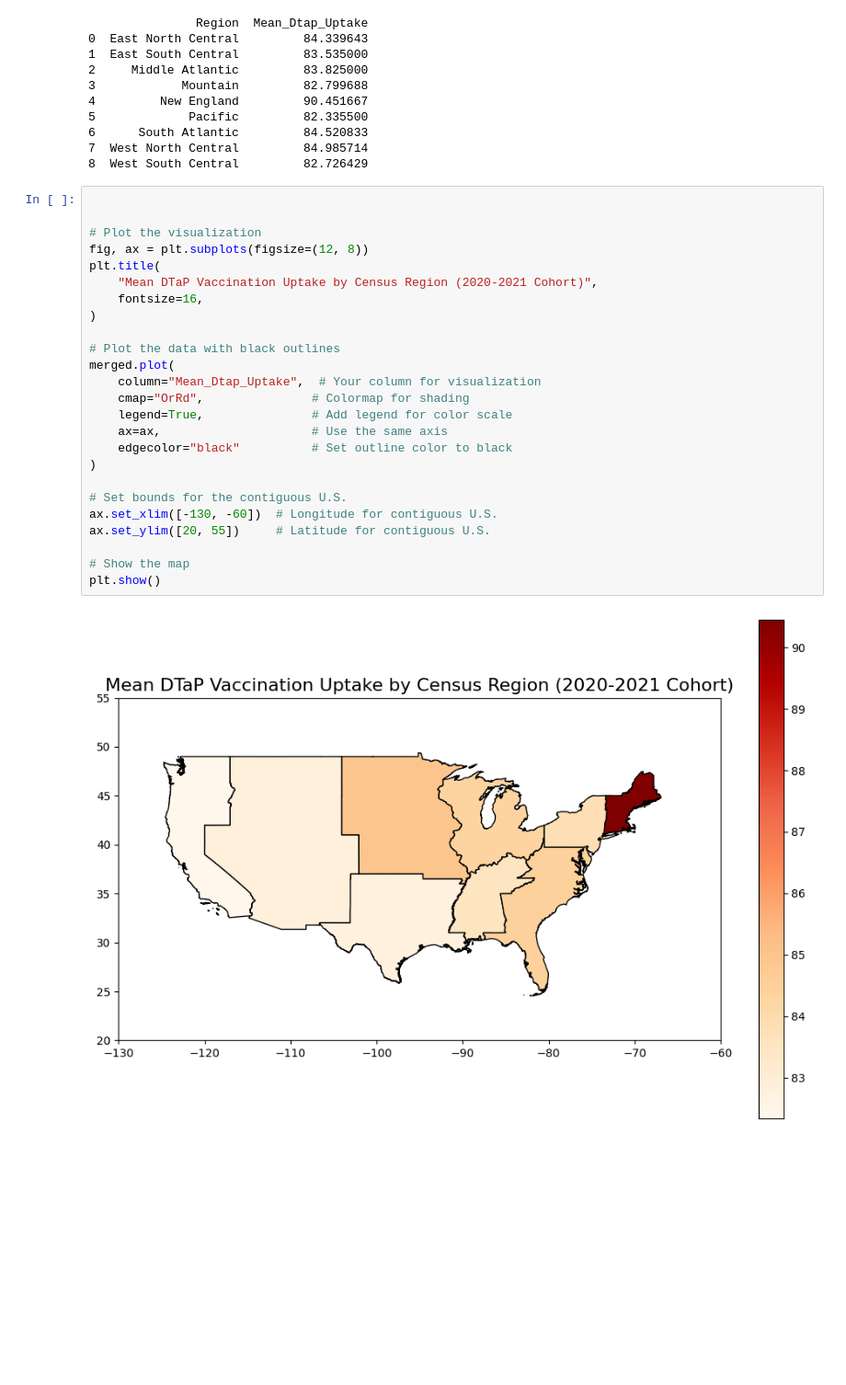
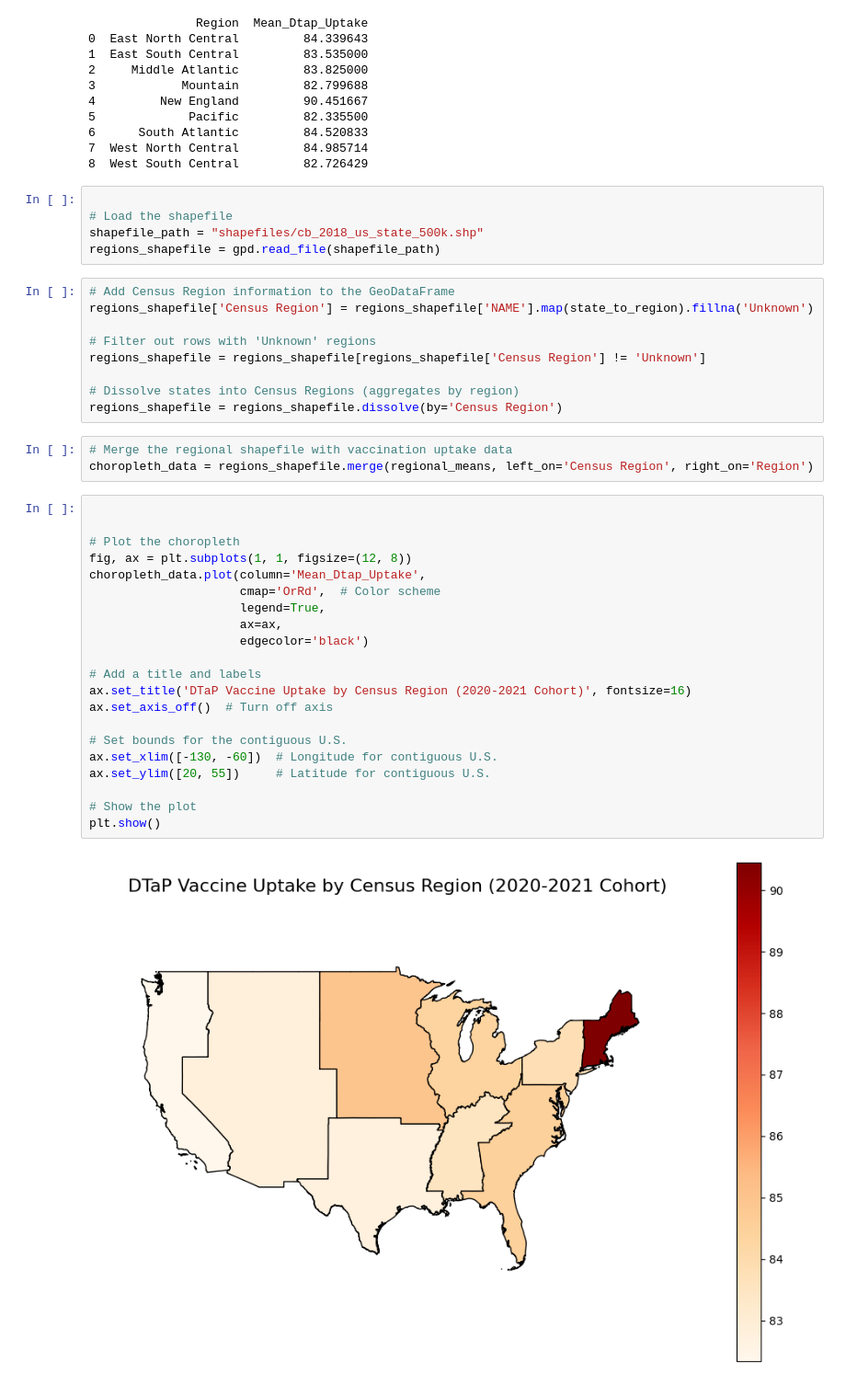
Before and after one commit to Khoi-cpu/RNN_COVID_GROUP, a Jupyter notebook: Dtap_vac_Chloropleth_mapV2.ipynb, the cells around one changed output. Shown: that part at 92% size. Cells and saved outputs as stored; diff of their text form; blank space fills up the shorter version.

```diff
--- a/Dtap_vac_Chloropleth_mapV2.ipynb
+++ b/Dtap_vac_Chloropleth_mapV2.ipynb
@@ -117,30 +110,43 @@ print(regional_means)
 6      South Atlantic         84.520833
 7  West North Central         84.985714
 8  West South Central         82.726429
+# %%
+
+# Load the shapefile
+shapefile_path = "shapefiles/cb_2018_us_state_500k.shp"
+regions_shapefile = gpd.read_file(shapefile_path)
+# %%
+# Add Census Region information to the GeoDataFrame
+regions_shapefile['Census Region'] = regions_shapefile['NAME'].map(state_to_region).fillna('Unknown')
+
+# Filter out rows with 'Unknown' regions
+regions_shapefile = regions_shapefile[regions_shapefile['Census Region'] != 'Unknown']
+
+# Dissolve states into Census Regions (aggregates by region)
+regions_shapefile = regions_shapefile.dissolve(by='Census Region')
+# %%
+# Merge the regional shapefile with vaccination uptake data
+choropleth_data = regions_shapefile.merge(regional_means, left_on='Census Region', right_on='Region')
 # %%
 
 
-# Plot the visualization
-fig, ax = plt.subplots(figsize=(12, 8))
-plt.title(
-    "Mean DTaP Vaccination Uptake by Census Region (2020-2021 Cohort)",
-    fontsize=16,
-)
+# Plot the choropleth
+fig, ax = plt.subplots(1, 1, figsize=(12, 8))
+choropleth_data.plot(column='Mean_Dtap_Uptake',
+                     cmap='OrRd',  # Color scheme
+                     legend=True,
+                     ax=ax,
+                     edgecolor='black')
 
-# Plot the data with black outlines
-merged.plot(
-    column="Mean_Dtap_Uptake",  # Your column for visualization
-    cmap="OrRd",               # Colormap for shading
-    legend=True,               # Add legend for color scale
-    ax=ax,                     # Use the same axis
-    edgecolor="black"          # Set outline color to black
-)
+# Add a title and labels
+ax.set_title('DTaP Vaccine Uptake by Census Region (2020-2021 Cohort)', fontsize=16)
+ax.set_axis_off()  # Turn off axis
 
 # Set bounds for the contiguous U.S.
 ax.set_xlim([-130, -60])  # Longitude for contiguous U.S.
 ax.set_ylim([20, 55])     # Latitude for contiguous U.S.
 
-# Show the map
+# Show the plot
 plt.show()
 # %% [output]
-[figure, old version]
+[figure, new version]
```
Also changed, not shown: parts of 11 cells of this notebook, 1 other file.
